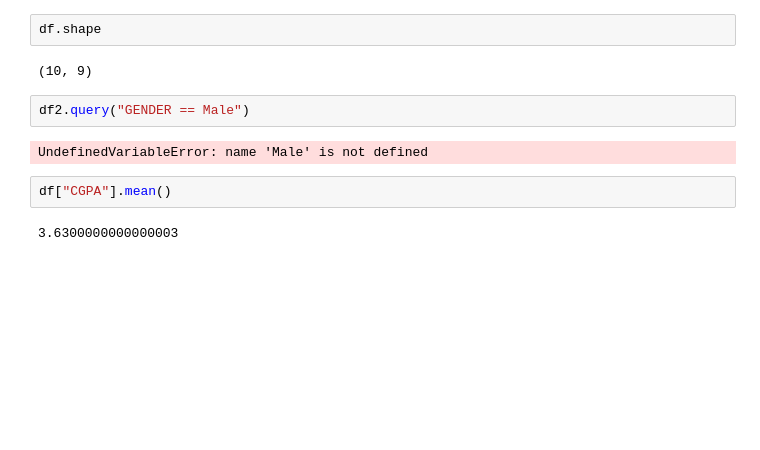
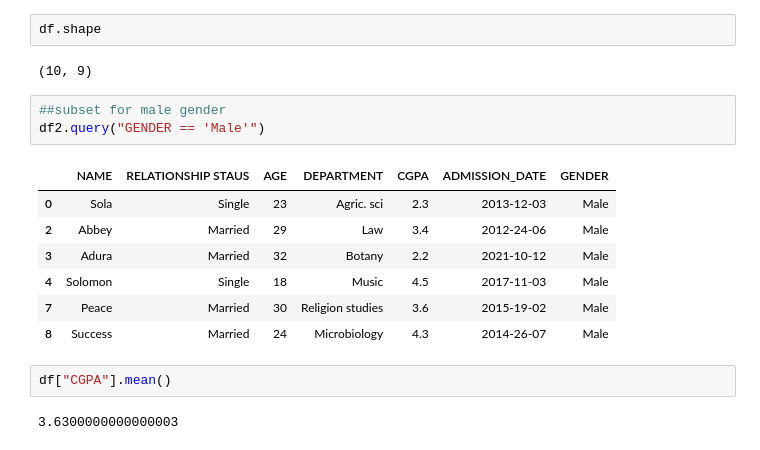
Before and after one commit to Itzduray01/Python-for-Data-Science, a Jupyter notebook: PROJECT 1 DS107/PROJECT 1.ipynb, the cells around one changed output. Drawn from its saved outputs; the diff is of its cells as text; blank space fills up the shorter version.

```diff
--- a/PROJECT 1 DS107/PROJECT 1.ipynb
+++ b/PROJECT 1 DS107/PROJECT 1.ipynb
@@ -224,9 +230,16 @@ df.shape
 # %% [output]
 (10, 9)
 # %%
-df2.query("GENDER == Male")
+##subset for male gender
+df2.query("GENDER == 'Male'")
 # %% [output]
-UndefinedVariableError: name 'Male' is not defined
+|  | NAME | RELATIONSHIP STAUS | AGE | DEPARTMENT | CGPA | ADMISSION_DATE | GENDER |
+| 0 | Sola | Single | 23 | Agric. sci | 2.3 | 2013-12-03 | Male |
+| 2 | Abbey | Married | 29 | Law | 3.4 | 2012-24-06 | Male |
+| 3 | Adura | Married | 32 | Botany | 2.2 | 2021-10-12 | Male |
+| 4 | Solomon | Single | 18 | Music | 4.5 | 2017-11-03 | Male |
+| 7 | Peace | Married | 30 | Religion studies | 3.6 | 2015-19-02 | Male |
+| 8 | Success | Married | 24 | Microbiology | 4.3 | 2014-26-07 | Male |
 # %%
 df["CGPA"].mean()
 # %% [output]
```
Also changed, not shown: parts of 1 cell of this notebook, 1 other file.
